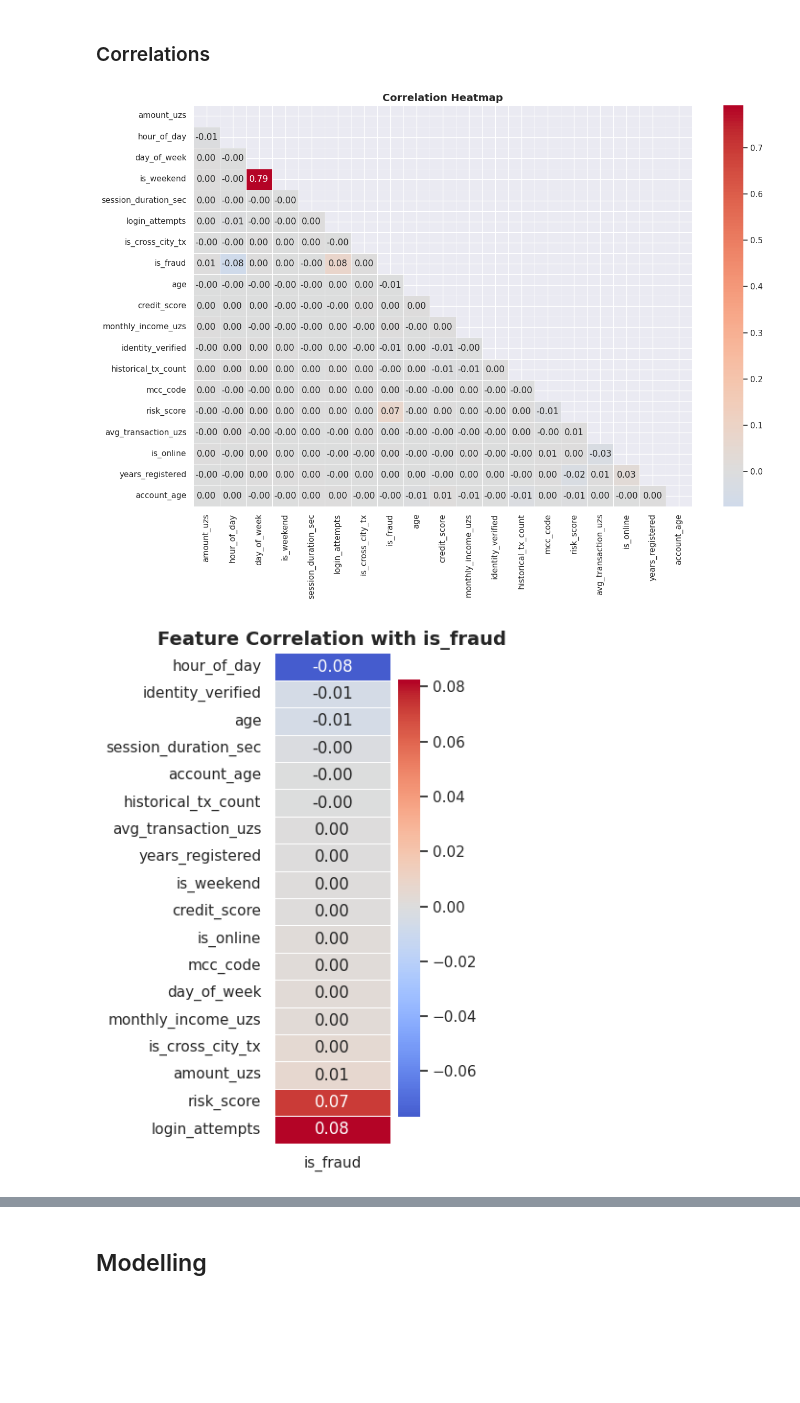
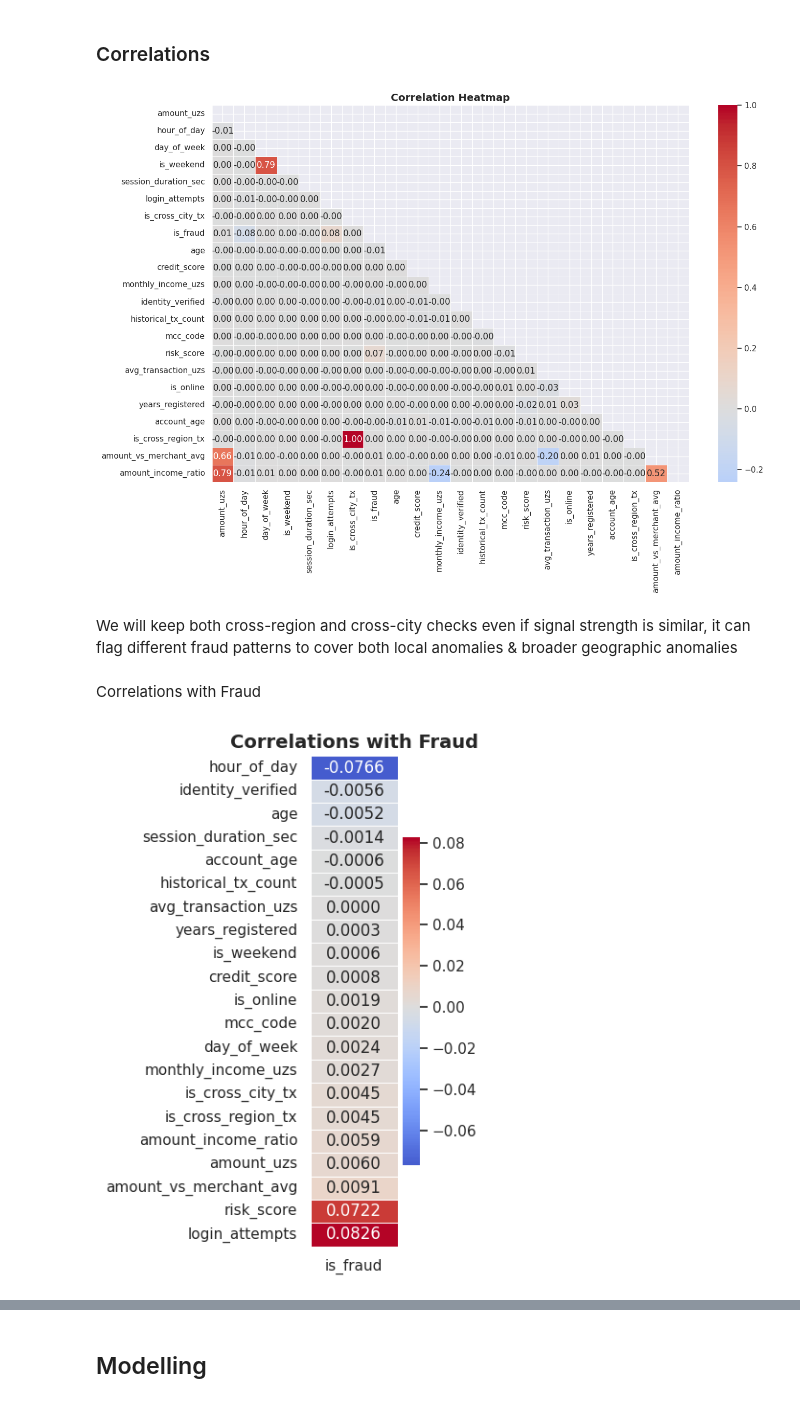
Before and after one commit to giddygarcia/fraud-detection, a Jupyter notebook: FraudDetection.ipynb, the cells around one changed output, grey strips where cells are left out. Drawn from its saved outputs; the diff is of its cells as text; code cells hidden in the pictures; blank space fills up the shorter version.

```diff
--- a/FraudDetection.ipynb
+++ b/FraudDetection.ipynb
@@ -96,13 +108,9 @@ View of full imported dataset
 # %%
-tx = pd.read_csv("data/transactions.csv", parse_dates=["timestamp"])
+transactions = pd.read_csv("data/transactions.csv", parse_dates=["timestamp"])
 users = pd.read_csv("data/users.csv", parse_dates=["registration_date"])
 merchants = pd.read_csv("data/merchants.csv")
 
-df = tx.merge(users, on="user_id", how="left").merge(
-    merchants, on="merchant_id", how="left", suffixes=("_user", "_merchant")
-)
-
-print(f"Shape: {df.shape}")
-print(df["is_fraud"].value_counts())
-print(f"Fraud rate: {df.is_fraud.mean():.2%}")
+print("Shape of transactions data:", transactions.shape)
+print("Shape of users data:", users.shape)
+print("Shape of merchants data:", merchants.shape)
 # %% [output]
@@ -114,0 +122,10 @@ Fraud rate: 3.47%
+# %%
+df = transactions.merge(users, on="user_id", how="left").merge(
+    merchants, on="merchant_id", how="left", suffixes=("_user", "_merchant")
+)
+
+df = df.sort_values("timestamp").reset_index(drop=True)
+
+print(f"Shape: {df.shape}")
+print(df["is_fraud"].value_counts())
+print(f"Fraud rate: {df.is_fraud.mean():.2%}")
@@ -220,2 +250,5 @@ Account age, a useful feature given that new accounts are associated with suspic
 # %%
 df["account_age"] = (df["timestamp"] - df["registration_date"]).dt.days
+df["is_cross_region_tx"] = (df["region_user"] != df["region_merchant"]).astype(int)
+df["amount_vs_merchant_avg"] = df["amount_uzs"] / (df["avg_transaction_uzs"] + 1)
+df["amount_income_ratio"] = df["amount_uzs"] / (df["monthly_income_uzs"] + 1)
@@ -342,24 +422,28 @@ plt.title("Correlation Heatmap")
 plt.tight_layout()
 plt.show()
 # %% [output]
-[figure, old version]
+[figure, new version]
+# %% [markdown]
+We will keep both cross-region and cross-city checks even if signal strength is similar, it can flag different fraud patterns to cover both local anomalies & broader geographic anomalies
+# %% [markdown]
+Correlations with Fraud
 # %%
 corr_fraud = (
     df.select_dtypes(include="number").corr()["is_fraud"].drop("is_fraud").sort_values()
 )
 
 fig, ax = plt.subplots(figsize=(4, 6))
 sns.heatmap(
     corr_fraud.to_frame(),
     annot=True,
-    fmt=".2f",
+    fmt=".4f",
     cmap="coolwarm",
     center=0,
     linewidths=0.5,
     ax=ax,
 )
-plt.title("Feature Correlation with is_fraud")
+plt.title("Correlations with Fraud")
 plt.tight_layout()
 plt.show()
 # %% [output]
-[figure, old version]
+[figure, new version]
```
Also changed, not shown: parts of 58 cells of this notebook, 2 other files.
